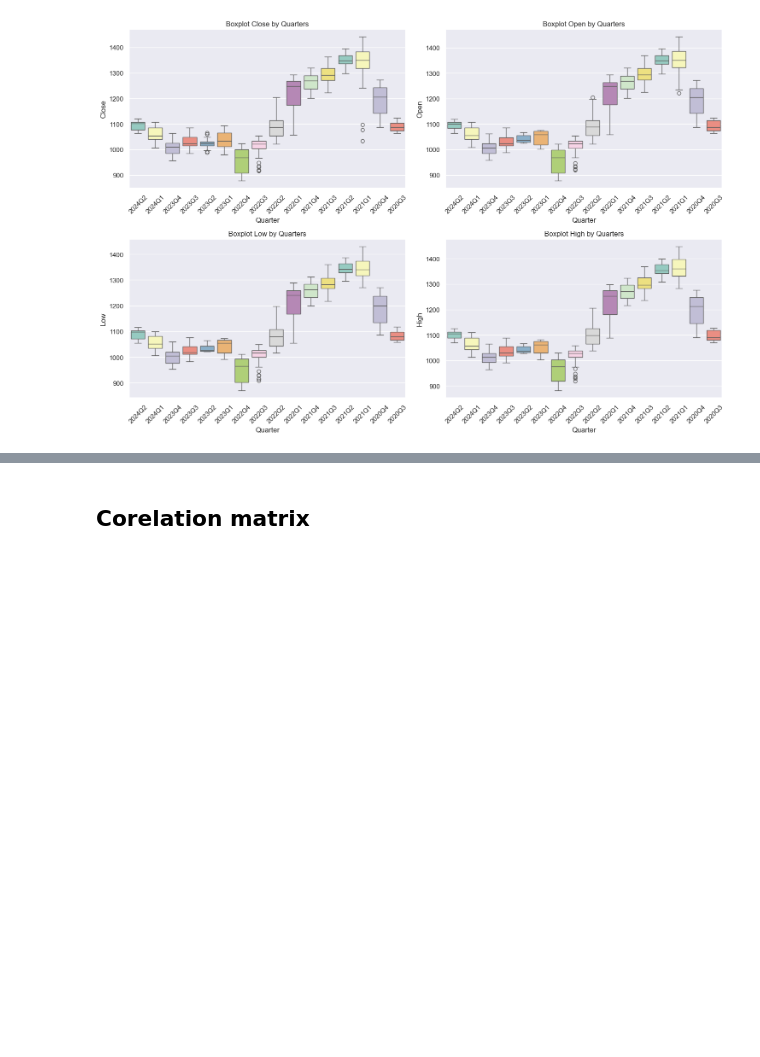
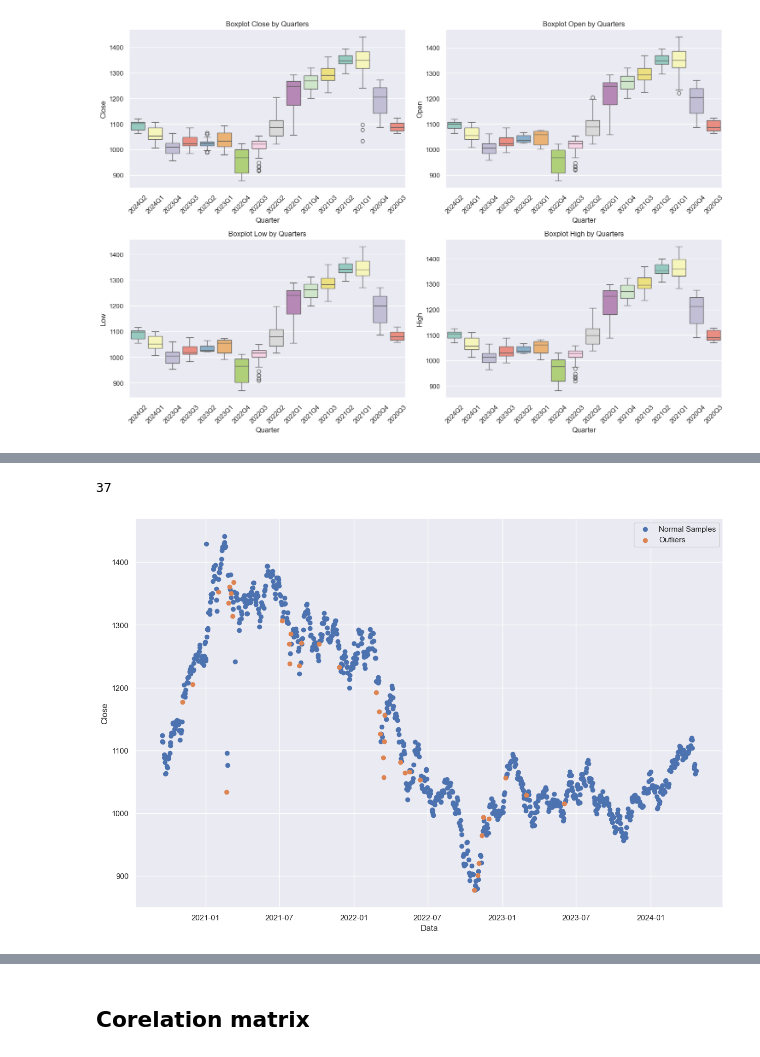
Before and after one commit to corfesh/LSEG-Quant-Challenge, a Jupyter notebook: LsegChallenge.ipynb, the cells around one changed output, grey strips where cells are left out. Saved outputs shown, nothing was run; the diff lists cells and outputs as text; code cells hidden in the pictures; blank space fills up the shorter version.

Commit message:
implemented a few common techniques for outlier detection

```diff
--- a/LsegChallenge.ipynb
+++ b/LsegChallenge.ipynb
@@ -151,0 +154,3 @@ plt.show()
+# %%
+df.set_index('Exchange Date', inplace=True)
+print(df.head())
@@ -151,0 +165,21 @@ plt.show()
+# %%
+Q1 = df.quantile(0.25)
+Q3 = df.quantile(0.75)
+IQR = Q3 - Q1
+
+outliers_mask = ((df < (Q1 - 1.5 * IQR)) | (df > (Q3 + 1.5 * IQR))).any(axis=1)
+outliers = df[outliers_mask]
+print(len(outliers))
+# %% [output]
+37
+# %%
+normal_df = df[~outliers_mask]
+plt.figure(figsize=(15,10))
+plt.scatter(normal_df.index, normal_df['Close'], label="Normal Samples")
+plt.scatter(outliers.index, outliers['Close'], label="Outliers")
+plt.xlabel("Data")
+plt.ylabel("Close")
+plt.legend()
+plt.show()
+# %% [output]
+[figure, added]
```
Also changed, not shown: parts of 18 cells of this notebook.
